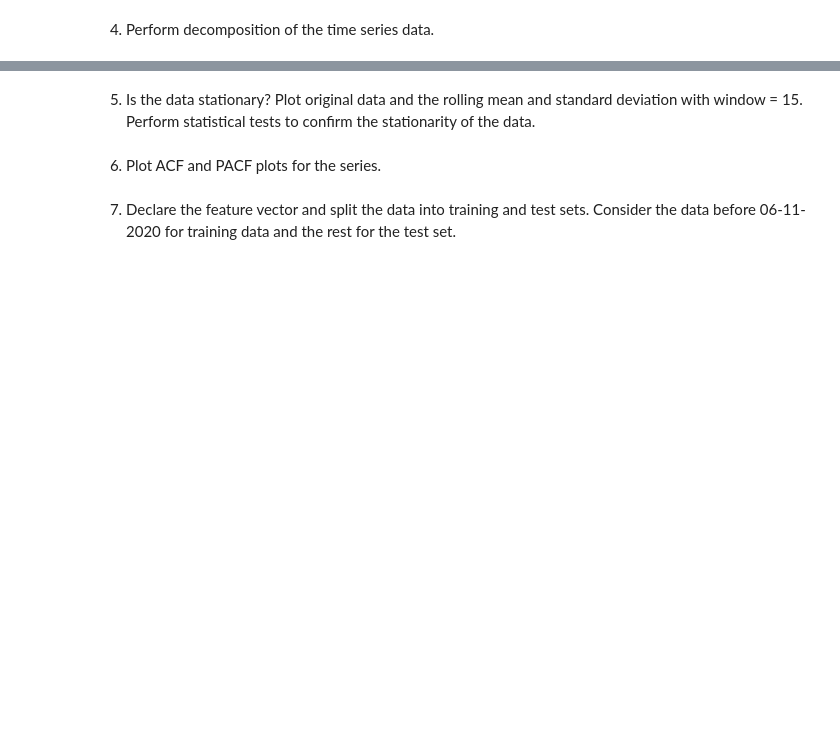
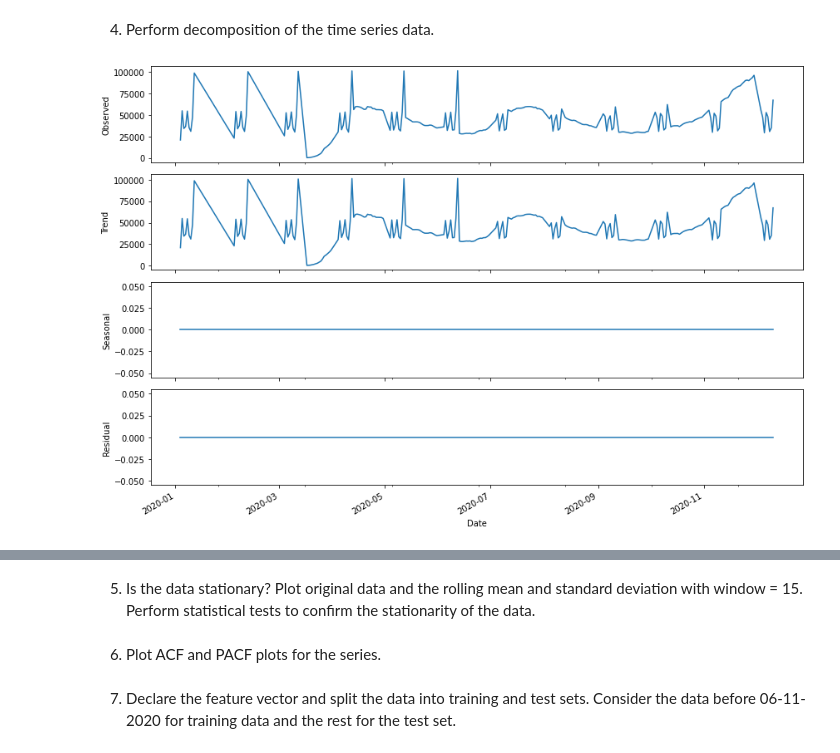
Before and after one commit to vkayonline/US-COVID19-Forecasting, a Jupyter notebook: TSF_CT2_Project.ipynb, the cells around one changed output, grey strips where cells are left out. Saved outputs shown, nothing was run; the diff lists cells and outputs as text; code cells hidden in the pictures; blank space fills up the shorter version.

```diff
--- a/TSF_CT2_Project.ipynb
+++ b/TSF_CT2_Project.ipynb
@@ -52,2 +84,13 @@ memory usage: 8.4+ KB
 # %% [markdown]
 4. Perform decomposition of the time series data.
+# %%
+### Additive Decomposition
+from pylab import rcParams
+import statsmodels.api as sm
+# //data.sort_index(inplace=True)
+rcParams['figure.figsize'] = 12, 8
+decomposition = sm.tsa.seasonal_decompose(x=data['Hospitalized'], model='additive',extrapolate_trend='freq', freq=1) # additive seasonal index
+fig = decomposition.plot()
+plt.show()
+# %% [output]
+[figure, added]
```
Also changed, not shown: parts of 12 cells of this notebook.
